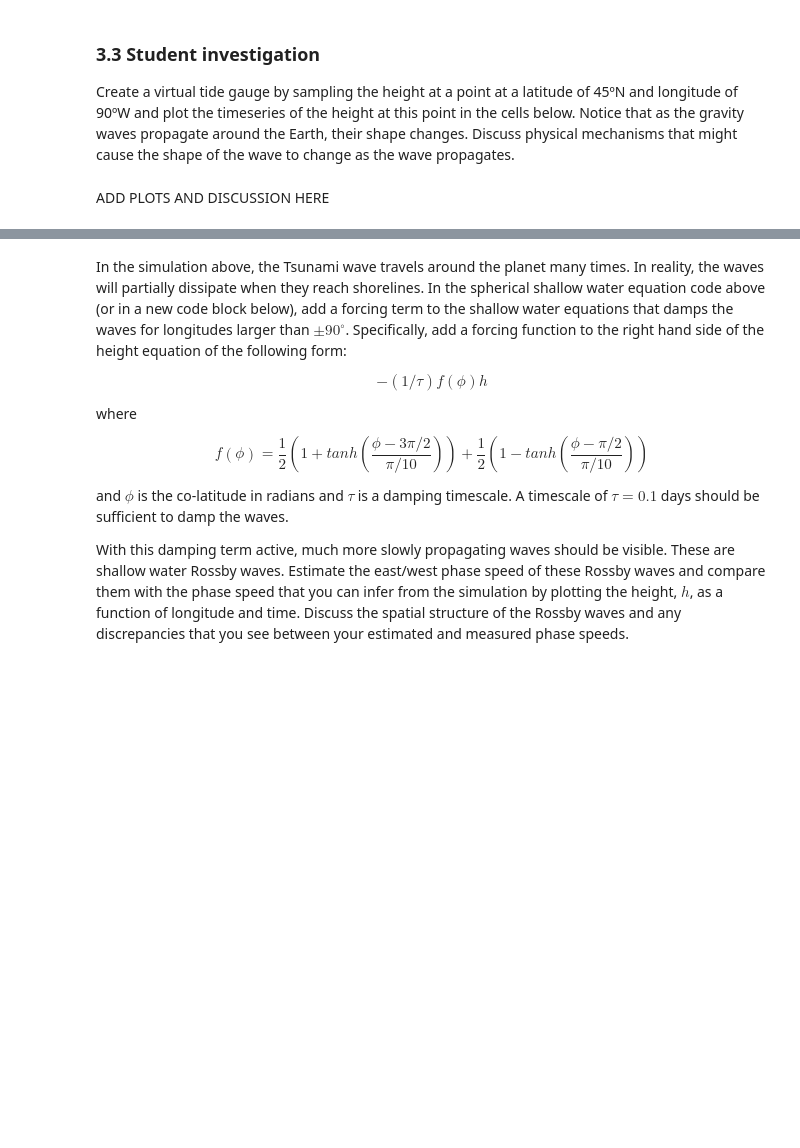
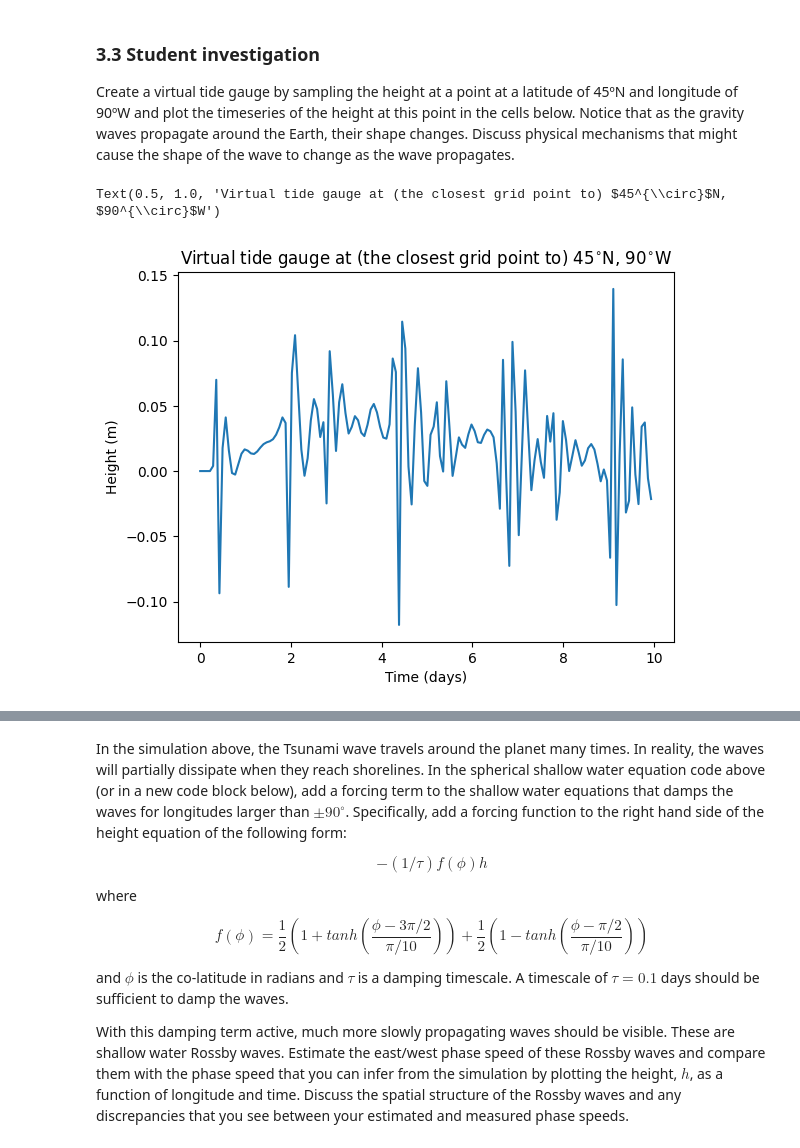
Before and after one commit to jamesalexanderredman/QCES, a Jupyter notebook: Project3_tsunami.ipynb, the cells around one changed output, grey strips where cells are left out. Saved outputs shown, nothing was run; the diff lists cells and outputs as text; code cells hidden in the pictures; blank space fills up the shorter version.

```diff
--- a/Project3_tsunami.ipynb
+++ b/Project3_tsunami.ipynb
@@ -564,3 +753,4 @@ finally:
     solver.log_stats()
 
 h_save = np.array(h_save)
+t_save = np.array(t_save)
@@ -595,5 +806,20 @@ HTML(anim.to_html5_video())
 ### 3.3 Student investigation
 <a id='section3pt3'></a>
 Create a virtual tide gauge by sampling the height at a point at a latitude of 45ºN and longitude of 90ºW and plot the timeseries of the height at this point in the cells below. Notice that as the gravity waves propagate around the Earth, their shape changes. Discuss physical mechanisms that might cause the shape of the wave to change as the wave propagates.
-# %% [markdown]
-ADD PLOTS AND DISCUSSION HERE
+# %%
+# This script produces a virtual tide gauge by sampling the height at a latitude of 45degN and longitude of 90degW
+phi_sample = np.pi/2
+theta_sample = np.pi/4
+
+phi_index = np.argmin(np.abs(phi - phi_sample))
+theta_index = np.argmin(np.abs(theta - theta_sample))
+
+h_sample = h_save[:,phi_index,theta_index]
+
+plt.plot(t_save/(1*day),h_sample)
+plt.xlabel('Time (days)')
+plt.ylabel('Height (m)')
+plt.title('Virtual tide gauge at (the closest grid point to) $45^{\circ}$N, $90^{\circ}$W')
+# %% [output]
+Text(0.5, 1.0, 'Virtual tide gauge at (the closest grid point to) $45^{\\circ}$N, $90^{\\circ}$W')
+[figure, added]
```
Also changed, not shown: parts of 19 cells of this notebook.
